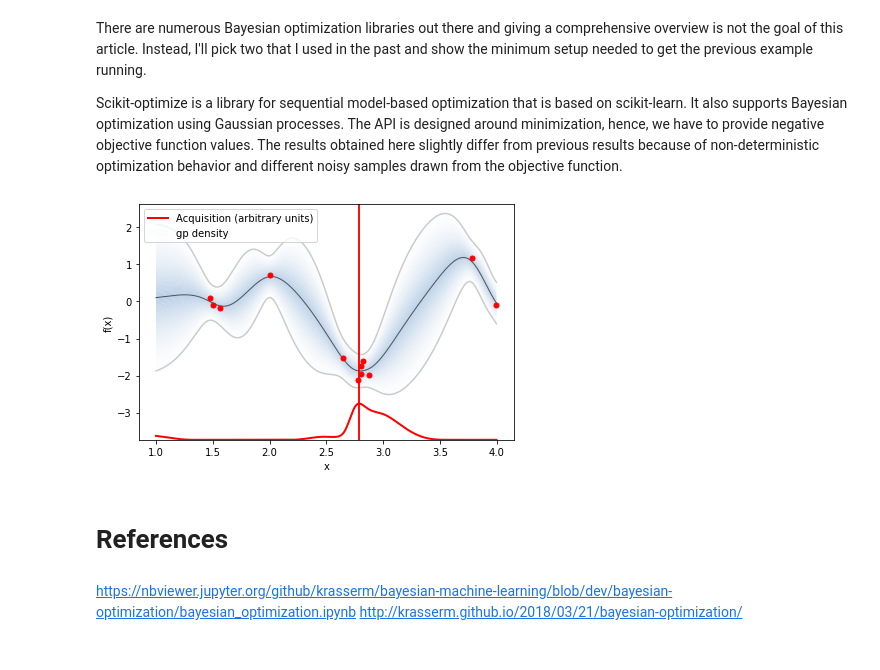
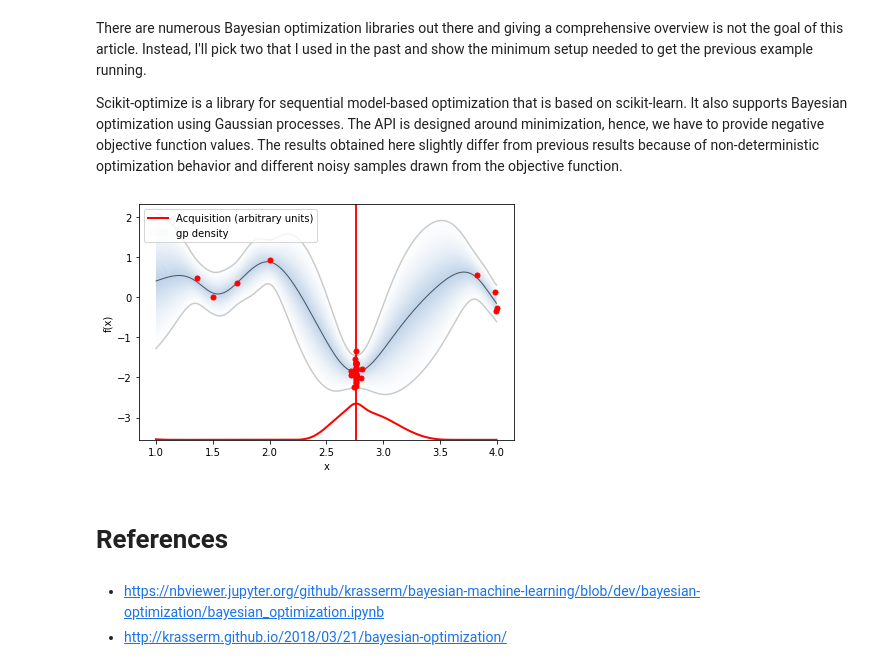
Before and after one commit to ericpena/ericpena.github.io, a Jupyter notebook: machine_learning/optimization/bayes-opt.ipynb, the cells around one changed output. Drawn from its saved outputs; the diff is of its cells as text; code cells hidden in the pictures.

```diff
--- a/machine_learning/optimization/bayes-opt.ipynb
+++ b/machine_learning/optimization/bayes-opt.ipynb
@@ -250,31 +254,31 @@ Scikit-optimize is a library for sequential model-based optimization that is bas
 # %%
 import GPy
 import GPyOpt
 
 from GPyOpt.methods import BayesianOptimization
 
 kernel = GPy.kern.Matern52(input_dim=1, variance=1.0, lengthscale=1.0)
 bds = [{'name': 'X', 'type': 'continuous', 'domain': bounds.ravel()}]
 
 optimizer = BayesianOptimization(f=f,
                                  domain=bds,
                                  model_type='GP',
                                  kernel=kernel,
                                  acquisition_type ='EI',
                                  acquisition_jitter = 0.01,
                                  X=X_init,
                                  Y=-Y_init,
                                  noise_var = noise**2,
                                  exact_feval=False,
                                  normalize_Y=False,
                                  maximize=True)
 
-optimizer.run_optimization(max_iter=10)
+optimizer.run_optimization(max_iter=40)
 optimizer.plot_acquisition()
 # %% [output]
-[figure, old version]
+[figure, new version]
 # %% [markdown]
 # References
 # %% [markdown]
-https://nbviewer.jupyter.org/github/krasserm/bayesian-machine-learning/blob/dev/bayesian-optimization/bayesian_optimization.ipynb
-http://krasserm.github.io/2018/03/21/bayesian-optimization/
+* https://nbviewer.jupyter.org/github/krasserm/bayesian-machine-learning/blob/dev/bayesian-optimization/bayesian_optimization.ipynb
+* http://krasserm.github.io/2018/03/21/bayesian-optimization/
```
Also changed, not shown: parts of 6 cells of this notebook, 6 other files.
